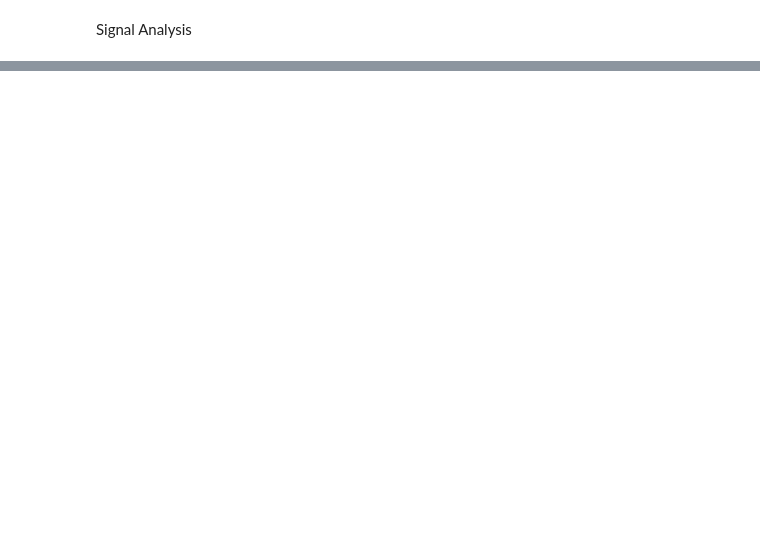
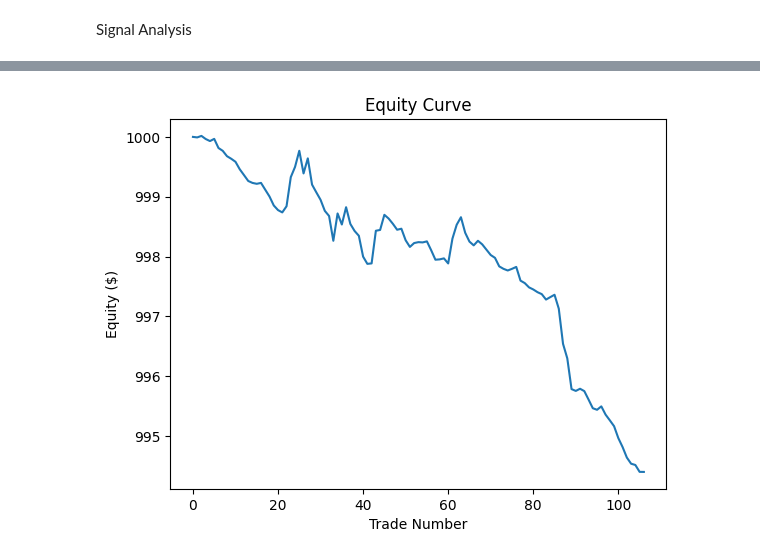
Before and after one commit to eaarowolo25/btc_spot_perp_meanreversion, a Jupyter notebook: notebooks/model.ipynb, the cells around one changed output, grey strips where cells are left out. Cells and saved outputs as stored; diff of their text form; code cells hidden in the pictures; blank space fills up the shorter version.

```diff
--- a/notebooks/model.ipynb
+++ b/notebooks/model.ipynb
@@ -280,0 +424,6 @@ print(short_events)
+# %%
+trades_df = pd.DataFrame(trades)
+
+trades_df.head()
+
+trade_data.head()
@@ -280,0 +459,18 @@ print(short_events)
+# %%
+trades_df["returns"] = trades_df["final_pnl"]
+
+initial_capital = 1000
+
+equity = [initial_capital]
+
+for r in trades_df["returns"]:
+    new_equity = equity[-1] * (1+r)
+    equity.append(new_equity)
+# %%
+plt.plot(equity)
+plt.title("Equity Curve")
+plt.xlabel("Trade Number")
+plt.ylabel("Equity ($)")
+plt.show()
+# %% [output]
+[figure, added]
```
Also changed, not shown: parts of 26 cells of this notebook.
